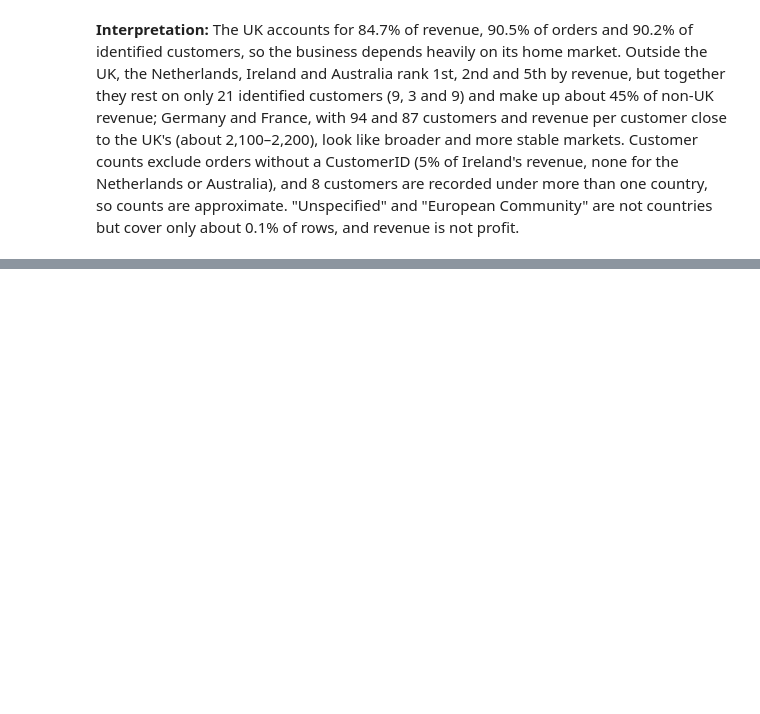
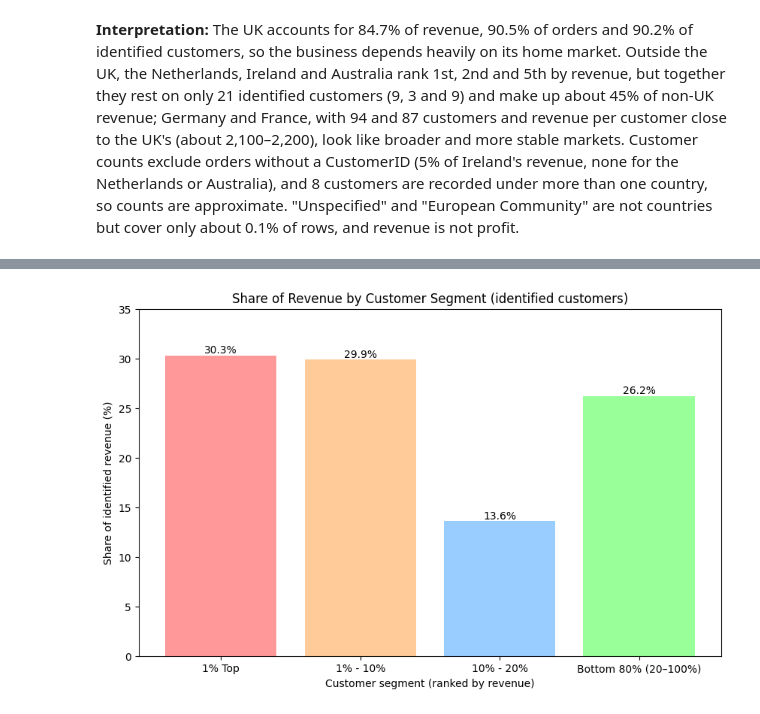
Before and after one commit to MahdiYaqobi/online-retail-data-cleaning, a Jupyter notebook: notebooks/eda_notebook.ipynb, the cells around one changed output, grey strips where cells are left out. Drawn from its saved outputs; the diff is of its cells as text; code cells hidden in the pictures; blank space fills up the shorter version.

```diff
--- a/notebooks/eda_notebook.ipynb
+++ b/notebooks/eda_notebook.ipynb
@@ -598,0 +678,19 @@ plt.show()
+# %%
+categories = ['1% Top', '1% - 10%', '10% - 20%', 'Bottom 80% (20–100%)']
+percentages = [30.3, 29.9, 13.6, 26.2]
+
+plt.figure(figsize=(10, 6))
+bars = plt.bar(categories, percentages, color=['#ff9999', '#ffcc99', '#99ccff', '#99ff99'])
+
+for bar in bars:
+    height = bar.get_height()
+    plt.text(bar.get_x() + bar.get_width() / 2., height,
+             f'{height:.1f}%', va='bottom', ha='center')
+
+plt.title('Share of Revenue by Customer Segment (identified customers)')
+plt.xlabel('Customer segment (ranked by revenue)')
+plt.ylabel('Share of identified revenue (%)')
+plt.ylim(0, 35)
+plt.show()
+# %% [output]
+[figure, added]
```
Also changed, not shown: parts of 7 cells of this notebook.
